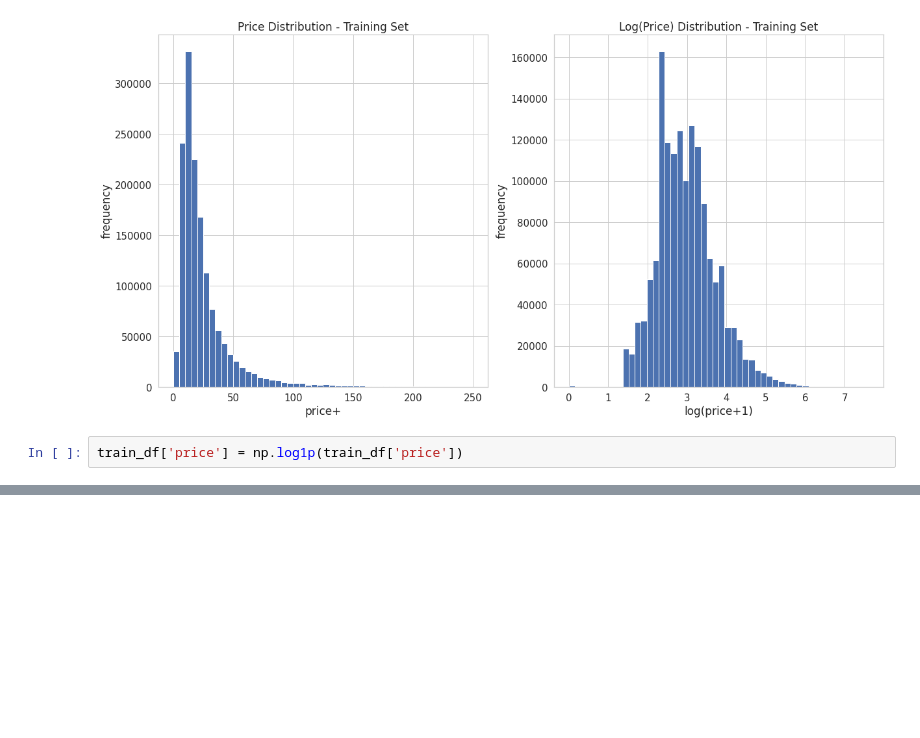
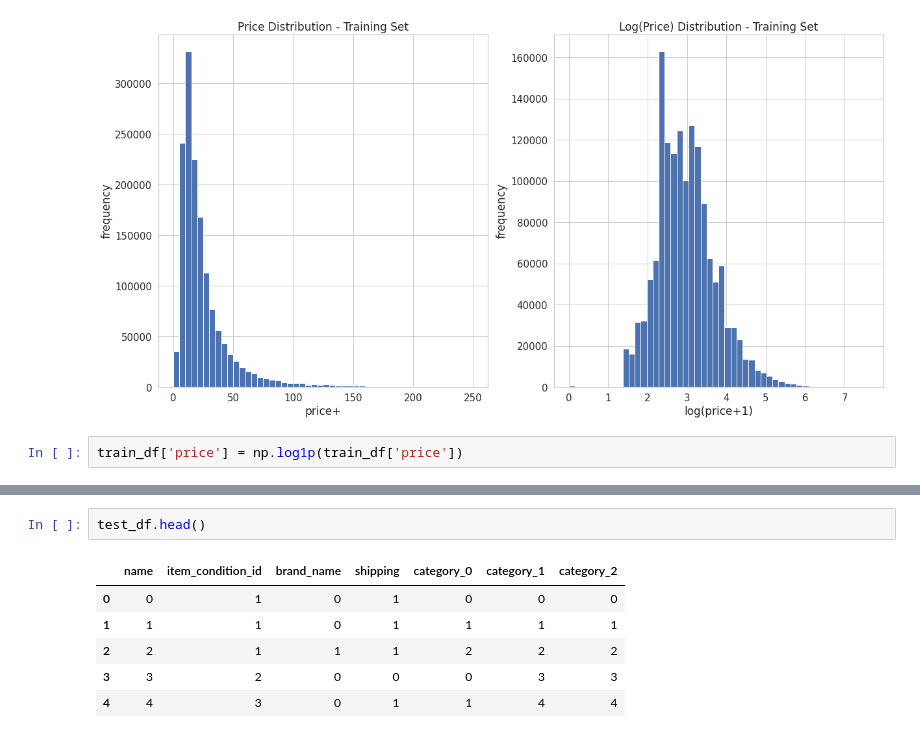
Before and after one commit to t-xxx/data-engineer-interview, a Jupyter notebook: mercari-etl.ipynb, the cells around one changed output, grey strips where cells are left out. Saved outputs shown, nothing was run; the diff lists cells and outputs as text; blank space fills up the shorter version.

```diff
--- a/mercari-etl.ipynb
+++ b/mercari-etl.ipynb
@@ -120,0 +241,9 @@ train_df['price'] = np.log1p(train_df['price'])
+# %%
+test_df.head()
+# %% [output]
+|  | name | item_condition_id | brand_name | shipping | category_0 | category_1 | category_2 |
+| 0 | 0 | 1 | 0 | 1 | 0 | 0 | 0 |
+| 1 | 1 | 1 | 0 | 1 | 1 | 1 | 1 |
+| 2 | 2 | 1 | 1 | 1 | 2 | 2 | 2 |
+| 3 | 3 | 2 | 0 | 0 | 0 | 3 | 3 |
+| 4 | 4 | 3 | 0 | 1 | 1 | 4 | 4 |
```
Also changed, not shown: parts of 21 cells of this notebook.
